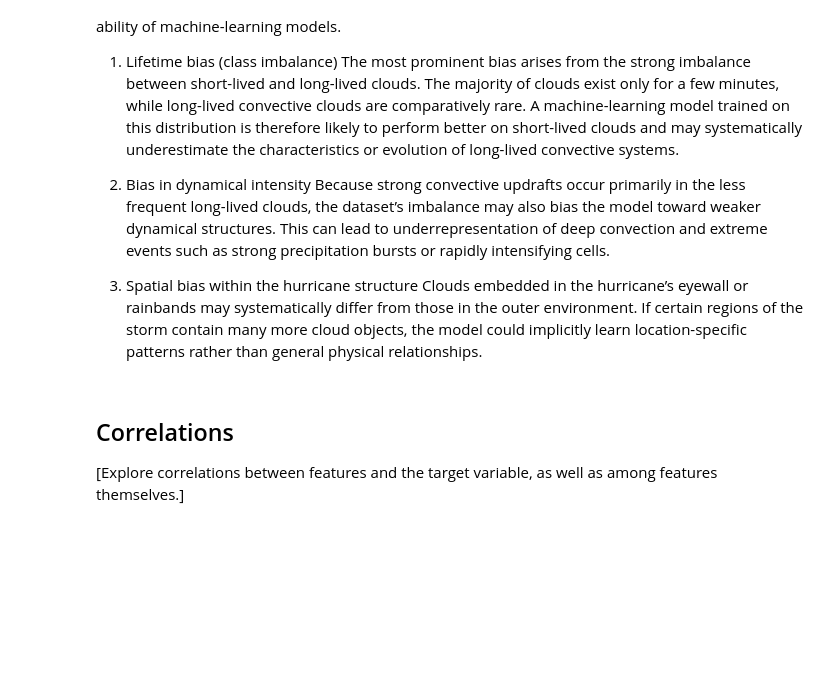
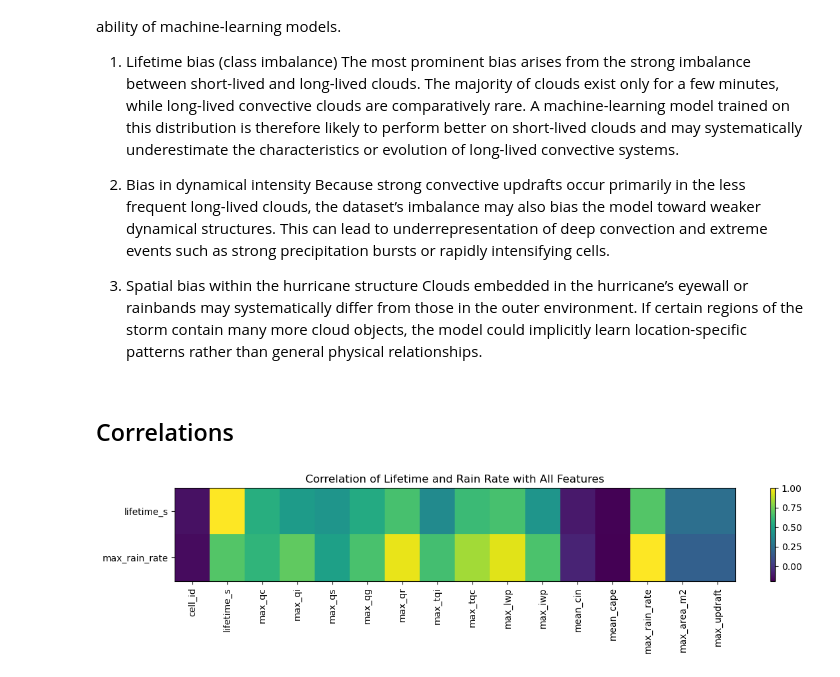
Before and after one commit to thorsten789/hurricane_cloud_prediction, a Jupyter notebook: 1_DatasetCharacteristics/exploratory_data_analysis.ipynb, the cells around one changed output. Cells and saved outputs as stored; diff of their text form; code cells hidden in the pictures; blank space fills up the shorter version.

```diff
--- a/1_DatasetCharacteristics/exploratory_data_analysis.ipynb
+++ b/1_DatasetCharacteristics/exploratory_data_analysis.ipynb
@@ -201,7 +257,3 @@ Because strong convective updrafts occur primarily in the less frequent long-liv
 
 3. Spatial bias within the hurricane structure
 Clouds embedded in the hurricane’s eyewall or rainbands may systematically differ from those in the outer environment. If certain regions of the storm contain many more cloud objects, the model could implicitly learn location-specific patterns rather than general physical relationships.
-# %% [markdown]
-## Correlations
-
-[Explore correlations between features and the target variable, as well as among features themselves.]
@@ -212,0 +260,28 @@ plt.show()
+# %% [markdown]
+## Correlations
+# %%
+df = df_cloud
+
+# Select numeric columns
+num_cols = df.select_dtypes(include=[np.number]).columns.tolist()
+
+# Targets
+targets = ["lifetime_s", "max_rain_rate"]
+
+# Compute full correlation matrix
+corr = df[num_cols].corr()
+
+# Extract only the two target rows
+corr_target = corr.loc[targets]
+
+# Plot heatmap (single plot)
+plt.figure(figsize=(12, 3))
+plt.imshow(corr_target, aspect="auto")
+plt.xticks(range(len(corr_target.columns)), corr_target.columns, rotation=90)
+plt.yticks(range(len(corr_target.index)), corr_target.index)
+plt.colorbar()
+plt.title("Correlation of Lifetime and Rain Rate with All Features")
+plt.tight_layout()
+plt.show()
+# %% [output]
+[figure, added]
```
Also changed, not shown: parts of 6 cells of this notebook, 1 other file.
